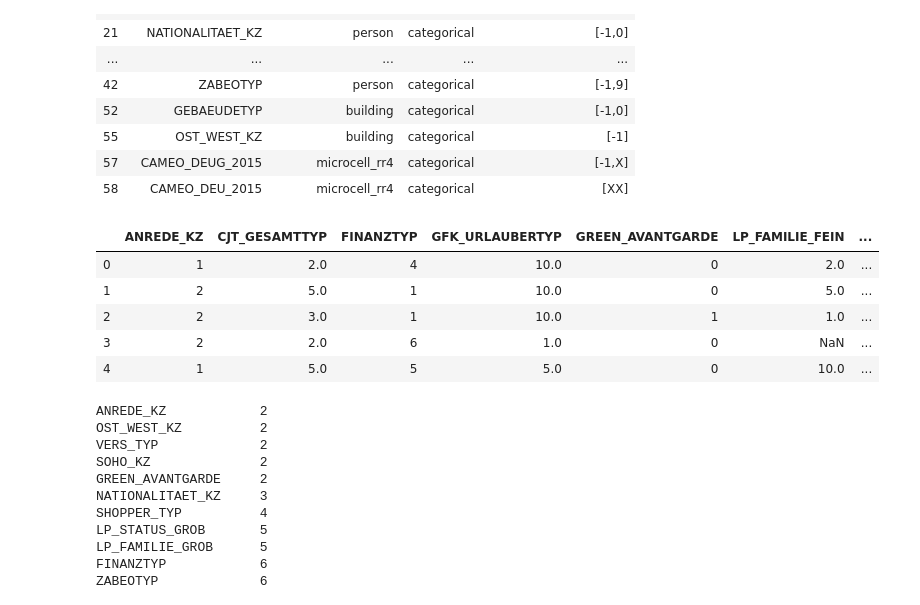
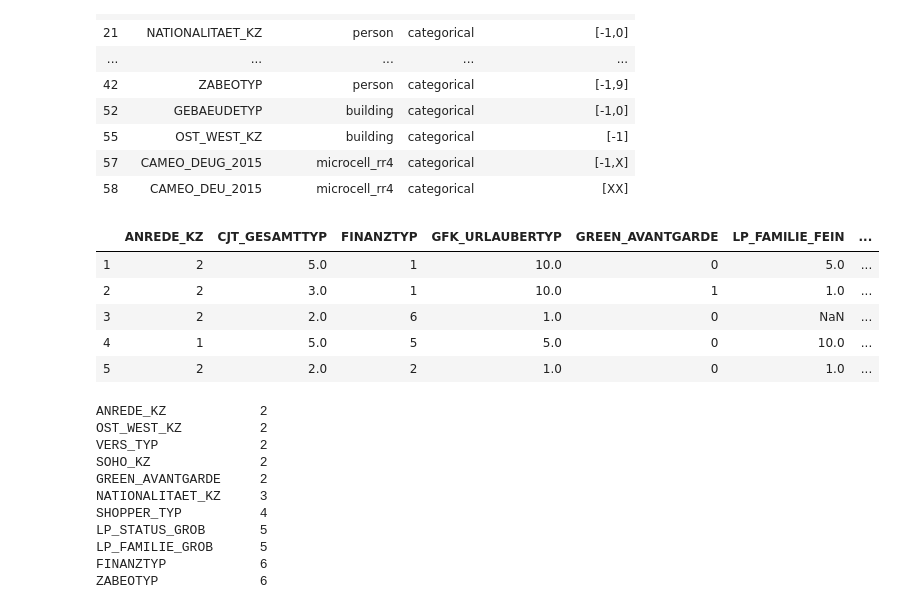
Before and after one commit to gepallas/Machine_Learning_3_Customer_Segmentation, a Jupyter notebook: Identify_Customer_Segments.ipynb, the cells around one changed output. Saved outputs shown, nothing was run; the diff lists cells and outputs as text; code cells hidden in the pictures.

Commit message:
1.2.1: Re-Encode Categorical Features.

```diff
--- a/Identify_Customer_Segments.ipynb
+++ b/Identify_Customer_Segments.ipynb
@@ -403,9 +403,11 @@ col_to_drop
 Index(['TITEL_KZ', 'AGER_TYP', 'KK_KUNDENTYP', 'KBA05_BAUMAX', 'GEBURTSJAHR',
        'ALTER_HH'],
       dtype='object')
+# %%
+azdias_clean = azdias.copy()
 # %%
 # Remove columns
-azdias_clean = azdias.drop(labels=col_to_drop, axis=1)
+azdias_clean.drop(labels=col_to_drop, axis=1, inplace=True)
 # %%
 # Check shape
 azdias.shape
@@ -493,6 +497,6 @@ I will split the data into two subsets, one that has less than 3 missing values
 # Write code to divide the data into two subsets based on the number of missing
 # values in each row.
 
-azdias_missing_below_3 = azdias_clean[azdias_clean.isnull().sum(axis=1) <=3]
-azdias_missing_above_3 = azdias_clean[azdias_clean.isnull().sum(axis=1) >3]
+azdias_missing_low = azdias_clean[azdias_clean.isnull().sum(axis=1) <=10]
+azdias_missing_high = azdias_clean[azdias_clean.isnull().sum(axis=1) >10]
 # %%
@@ -650,13 +660,13 @@ feat_info_categ
 | 57 | CAMEO_DEUG_2015 | microcell_rr4 | categorical | [-1,X] |
 | 58 | CAMEO_DEU_2015 | microcell_rr4 | categorical | [XX] |
 # %%
-azdias_clean[feat_info_categ.attribute].head()
+azdias_missing_low[feat_info_categ.attribute].head()
 # %% [output]
 |  | ANREDE_KZ | CJT_GESAMTTYP | FINANZTYP | GFK_URLAUBERTYP | GREEN_AVANTGARDE | LP_FAMILIE_FEIN | ... |
-| 0 | 1 | 2.0 | 4 | 10.0 | 0 | 2.0 | ... |
 | 1 | 2 | 5.0 | 1 | 10.0 | 0 | 5.0 | ... |
 | 2 | 2 | 3.0 | 1 | 10.0 | 1 | 1.0 | ... |
 | 3 | 2 | 2.0 | 6 | 1.0 | 0 | NaN | ... |
 | 4 | 1 | 5.0 | 5 | 5.0 | 0 | 10.0 | ... |
+| 5 | 2 | 2.0 | 2 | 1.0 | 0 | 1.0 | ... |
 # %%
 # Assess number of categories for categorical features
```
Also changed, not shown: parts of 21 cells of this notebook.
